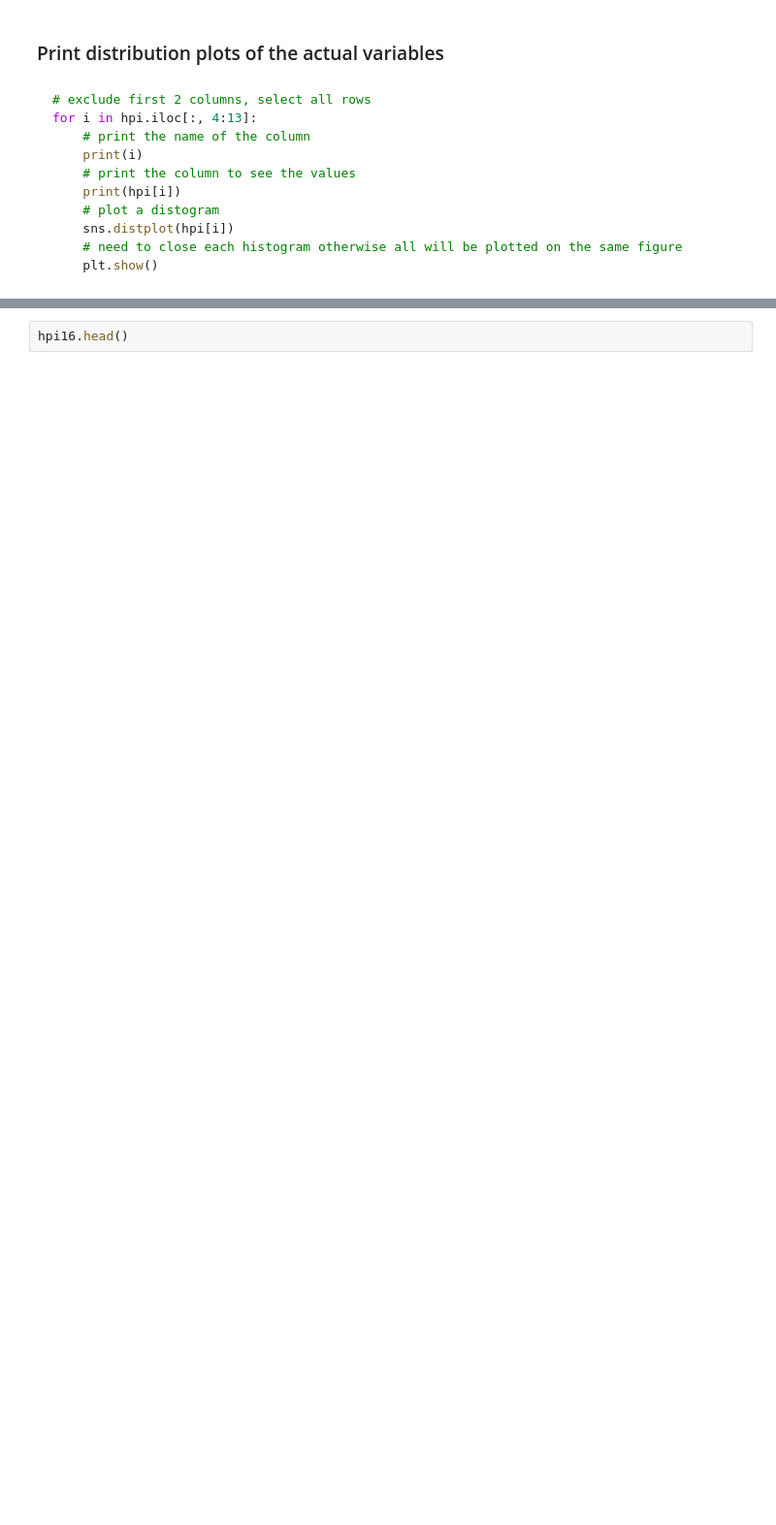
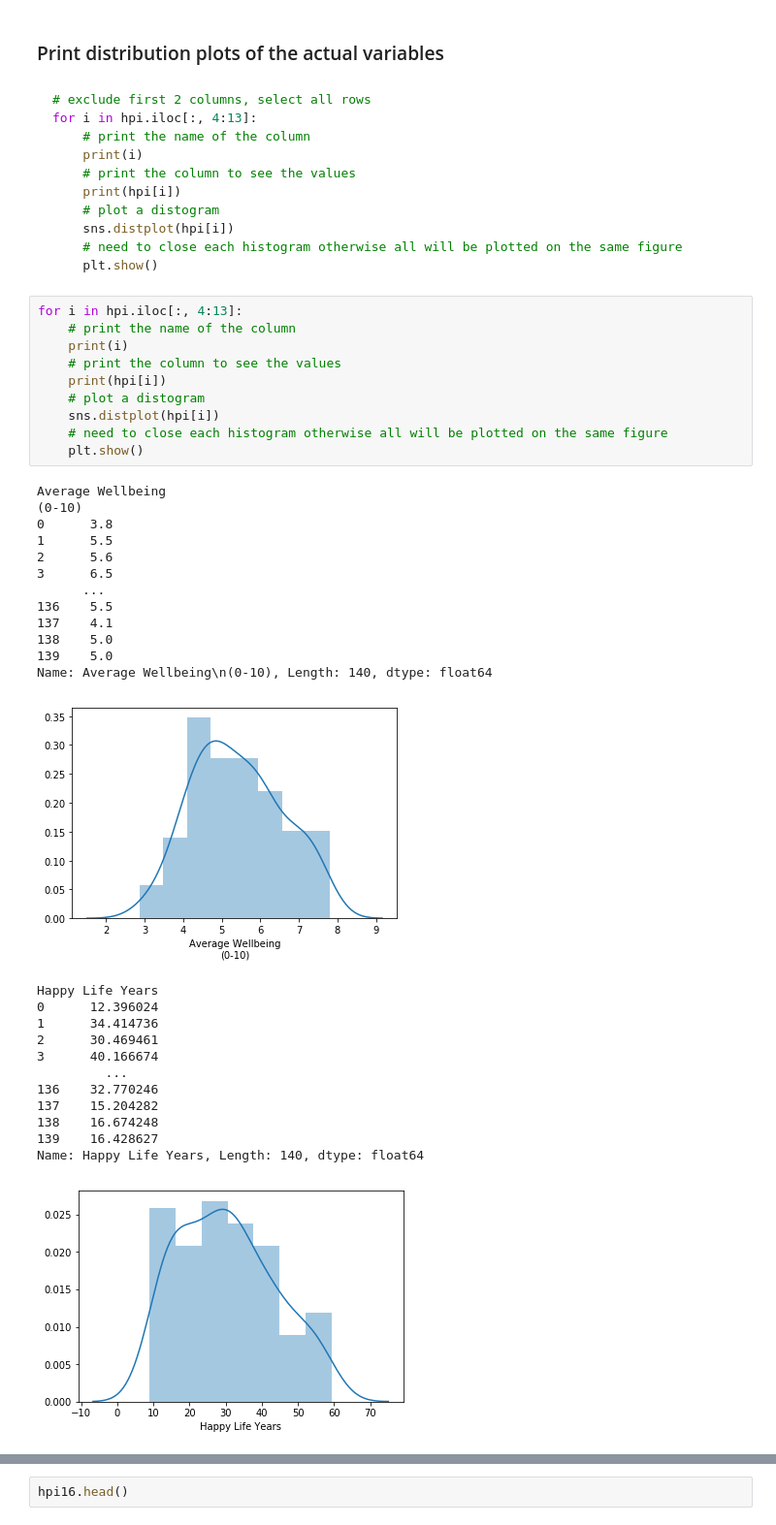
Before and after one commit to angela1C/Programming-for-Data-Analysis-Simulation-Project-2019, a Jupyter notebook: HappyPlanet.ipynb, the cells around one changed output, grey strips where cells are left out. Shown at 97% size. Drawn from its saved outputs; the diff is of its cells as text; blank space fills up the shorter version.

````diff
--- a/HappyPlanet.ipynb
+++ b/HappyPlanet.ipynb
@@ -144,3 +146,39 @@ for i in hpi.iloc[:, 4:13]:
     # need to close each histogram otherwise all will be plotted on the same figure
     plt.show()
 ```
+# %%
+for i in hpi.iloc[:, 4:13]:
+    # print the name of the column
+    print(i)
+    # print the column to see the values
+    print(hpi[i])
+    # plot a distogram
+    sns.distplot(hpi[i])
+    # need to close each histogram otherwise all will be plotted on the same figure
+    plt.show()
+# %% [output]
+Average Wellbeing
+(0-10)
+0      3.8
+1      5.5
+2      5.6
+3      6.5
+      ...
+136    5.5
+137    4.1
+138    5.0
+139    5.0
+Name: Average Wellbeing\n(0-10), Length: 140, dtype: float64
+[figure, added]
+Happy Life Years
+0      12.396024
+1      34.414736
+2      30.469461
+3      40.166674
+         ...
+136    32.770246
+137    15.204282
+138    16.674248
+139    16.428627
+Name: Happy Life Years, Length: 140, dtype: float64
+[figure, added]
````
Also changed, not shown: parts of 2 cells of this notebook, 2 other files.
